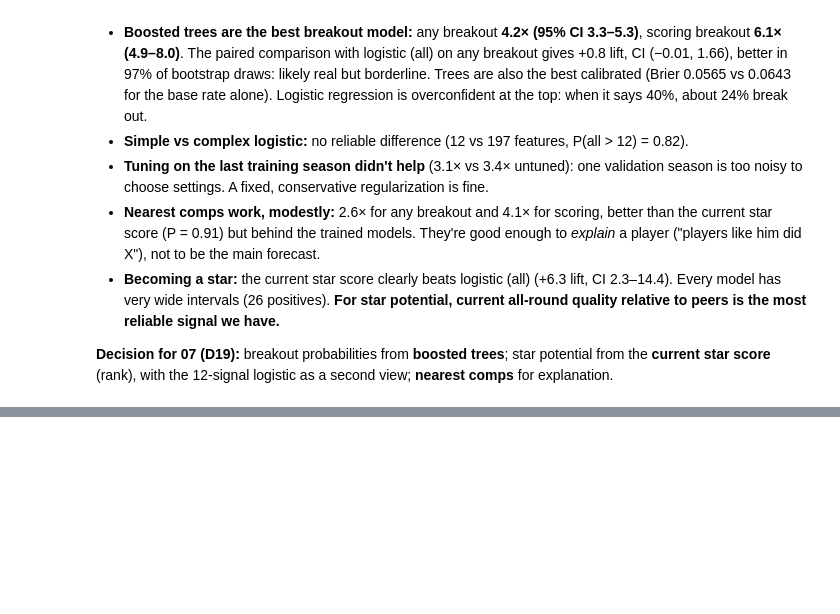
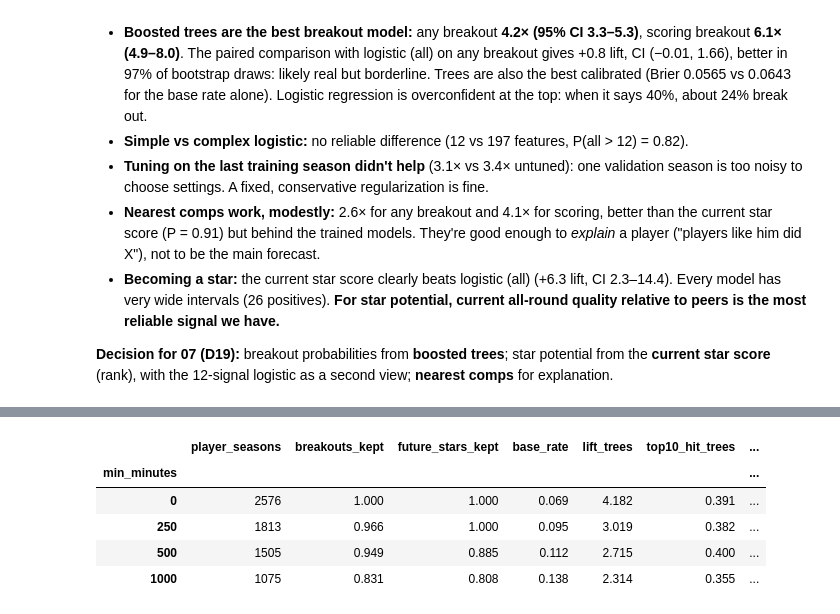
Before and after one commit to dan-j-e/unicorn-hunting, a Jupyter notebook: notebooks/06_breakout_backtest.ipynb, the cells around one changed output, grey strips where cells are left out. Saved outputs shown, nothing was run; the diff lists cells and outputs as text; code cells hidden in the pictures; blank space fills up the shorter version.

```diff
--- a/notebooks/06_breakout_backtest.ipynb
+++ b/notebooks/06_breakout_backtest.ipynb
@@ -383,0 +392,26 @@ pd.DataFrame(cal_rows).set_index("model").round(4)
+# %%
+M_SENS = {"boosted trees": boosted_trees, "current star score": MODELS["current star score"]}
+first, last = 2014, 2024
+in_window = young & lab["season_start"].between(first, last)
+all_breakouts = lab.loc[in_window & lab["observable_next1"], "breakout_any_next1"].sum()
+all_stars = lab.loc[young & (lab["star_pctl"].fillna(0) < 0.9) & lab["season_start"].between(2016, 2022) & lab["star_season_next3"]]
+
+rows = []
+for thr in [0, 250, 500, 1000]:
+    pop = young & (lab["min"] >= thr)
+    P = walk_forward(lab, "breakout_any_next1", 1, pop, first, last, M_SENS, FEATURES)
+    e = evaluate(P)
+    rows.append({"min_minutes": thr, "player_seasons": int(e.loc["boosted trees", "n"]),
+                 "breakouts_kept": P.query("model == 'boosted trees'")["outcome"].sum() / all_breakouts,
+                 "future_stars_kept": (all_stars["min"] >= thr).mean(),
+                 "base_rate": e.loc["boosted trees", "base_rate"], "lift_trees": e.loc["boosted trees", "AP_lift"],
+                 "top10_hit_trees": e.loc["boosted trees", "precision@10"], "top10_hit_star_score": e.loc["current star score", "precision@10"]})
+pop_sens = pd.DataFrame(rows).set_index("min_minutes")
+pop_sens.round(3)
+# %% [output]
+|  | player_seasons | breakouts_kept | future_stars_kept | base_rate | lift_trees | top10_hit_trees | ... |
+| min_minutes |  |  |  |  |  |  | ... |
+| 0 | 2576 | 1.000 | 1.000 | 0.069 | 4.182 | 0.391 | ... |
+| 250 | 1813 | 0.966 | 1.000 | 0.095 | 3.019 | 0.382 | ... |
+| 500 | 1505 | 0.949 | 0.885 | 0.112 | 2.715 | 0.400 | ... |
+| 1000 | 1075 | 0.831 | 0.808 | 0.138 | 2.314 | 0.355 | ... |
```
Also changed, not shown: parts of 4 cells of this notebook, 3 other files.
